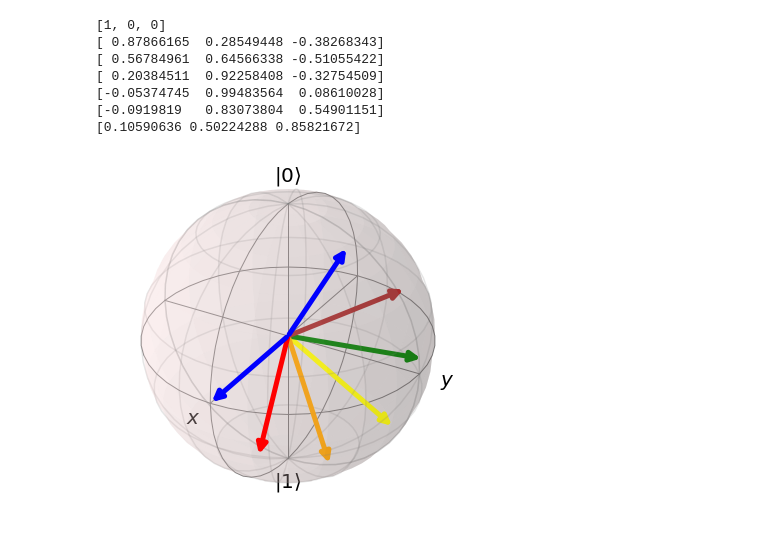
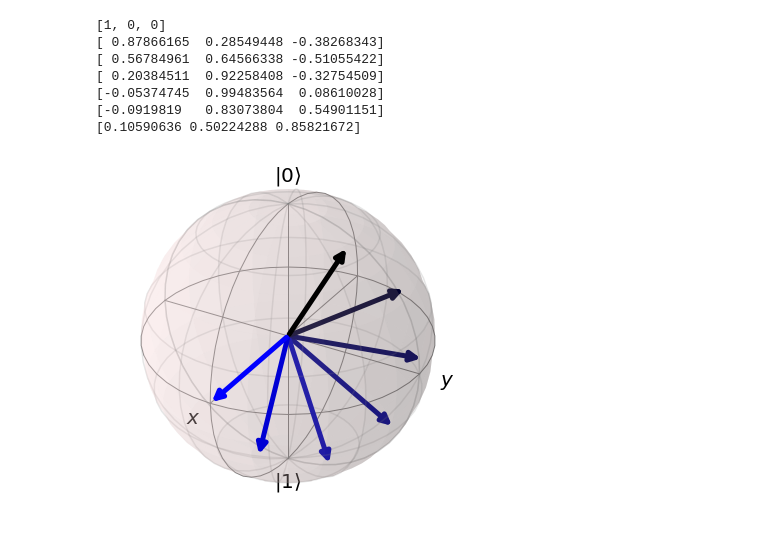
Before and after one commit to Sultanow/quantum, a Jupyter notebook: bloch_sphere/rotate_su2_qiskit.ipynb, the cells around one changed output. Cells and saved outputs as stored; diff of their text form; code cells hidden in the pictures.

```diff
--- a/bloch_sphere/rotate_su2_qiskit.ipynb
+++ b/bloch_sphere/rotate_su2_qiskit.ipynb
@@ -136,32 +137,47 @@ start_vec = [1, 0, 0]
 #number of rotations
 nOr = 6
 
 _bloch = Bloch()
-_bloch.vector_color = ['blue', 'red', 'orange','yellow', 'green', 'brown']*2
+
+#Changing Color
+
+color = matplotlib.colors.to_hex([0,0.0,1.0])
+colors = [color]
+x=1
+cc = 1/nOr
+
+for i in range(nOr):
+    x-=cc
+    color = matplotlib.colors.to_hex([0,0,x])
+    colors.append(color)
+
+_bloch.vector_color = colors
+
+#End of Changing Color
 
 sv = []
 vec = start_vec
 sv.append(vec)
 print(vec)
 
 for i in range(0,nOr):
 
     vec = sU2(rot_x,vec,nx)
     vec = sU2(rot_y,vec,ny)
     vec = sU2(rot_z,vec,nz)
 
     print(vec)
 
     sv.append(vec)
 
 _bloch.add_vectors(sv)
 _bloch.render()
 # %% [output]
 [1, 0, 0]
 [ 0.87866165  0.28549448 -0.38268343]
 [ 0.56784961  0.64566338 -0.51055422]
 [ 0.20384511  0.92258408 -0.32754509]
 [-0.05374745  0.99483564  0.08610028]
 [-0.0919819   0.83073804  0.54901151]
 [0.10590636 0.50224288 0.85821672]
-[figure, old version]
+[figure, new version]
```
Also changed, not shown: parts of 1 cell of this notebook.
